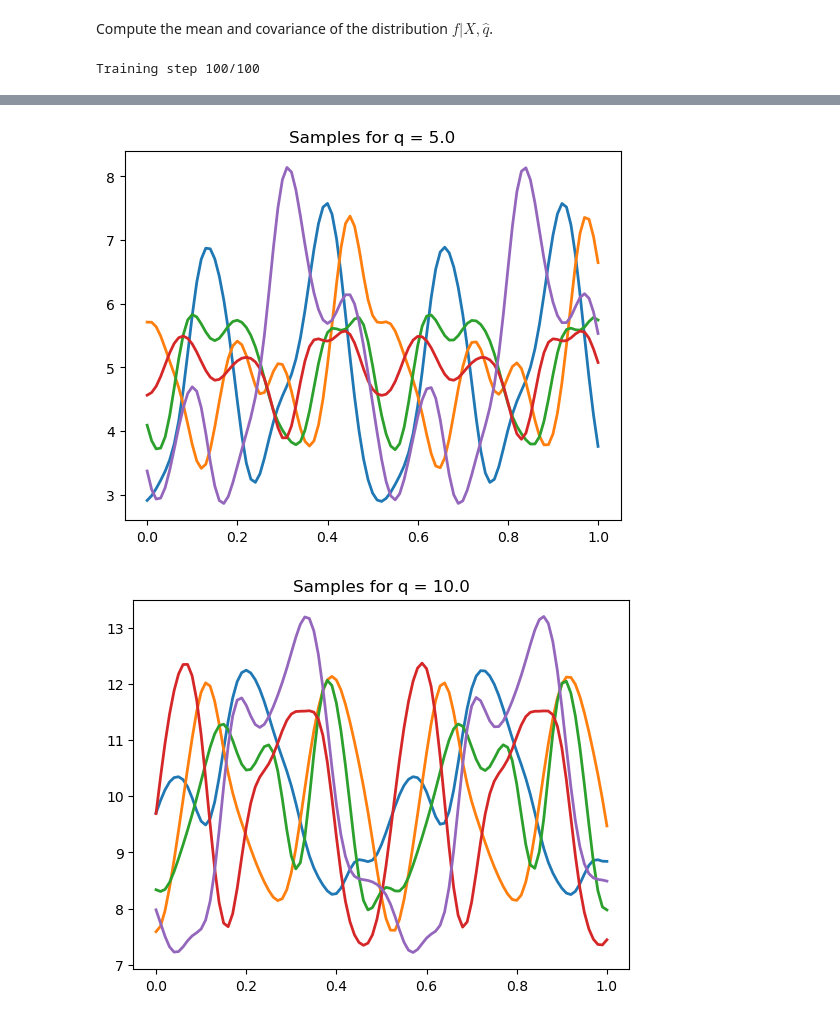
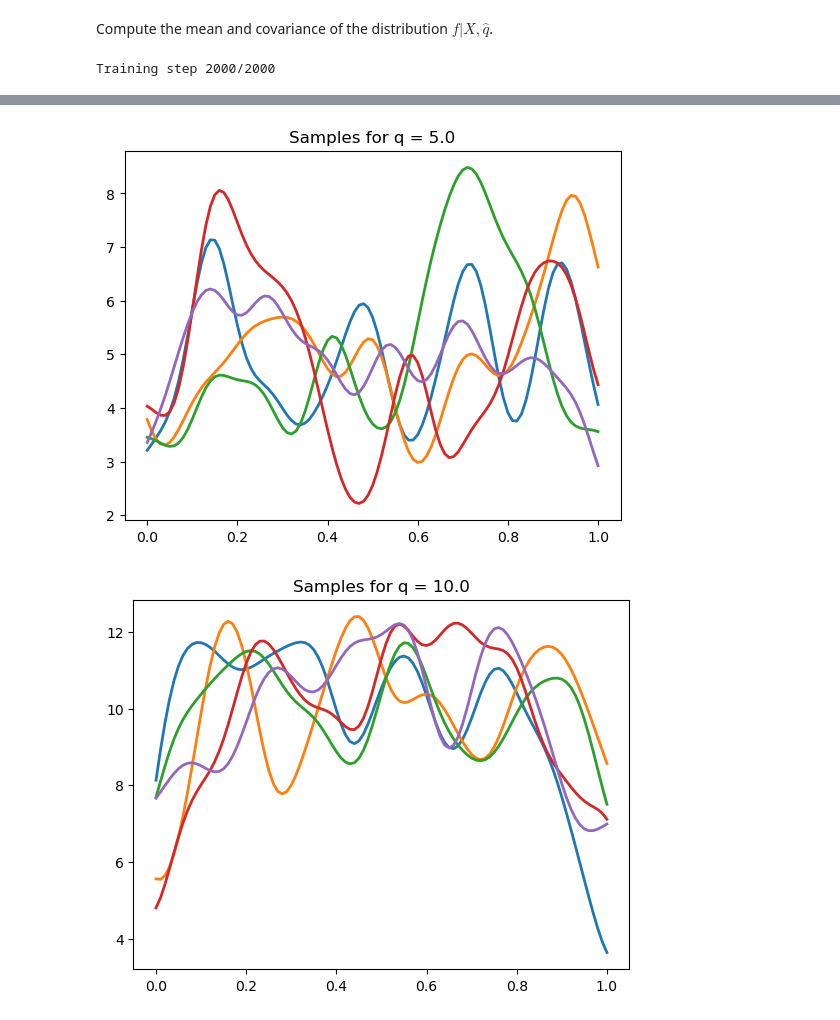
Before and after one commit to joshniemela/ProbabilisticML, a Jupyter notebook: exam/src/gp.ipynb, the cells around one changed output, grey strips where cells are left out. Cells and saved outputs as stored; diff of their text form; code cells hidden in the pictures.

```diff
--- a/exam/src/gp.ipynb
+++ b/exam/src/gp.ipynb
@@ -280,20 +283,21 @@ noise              21.0   1.44
 # %%
-# plot 10 predictions over the x axis
-mean_preds, cov_preds = torch.vmap(
-    lambda var, length, period, noise: predict(
-        X_train, y_train, x_axis, var, length, period, noise
+idxs = torch.randint(num_samples*num_chains, size=(10,))
+for i in range(10):
+    j = idxs[i]
+
+    mean_pred, cov_pred = predict(
+        X_train, y_train, x_axis,
+        var=post_samples["var"][j],
+        length=post_samples["length"][j],
+        period=post_samples["period"][j],
+        noise=post_samples["noise"][j],
     )
-)(*posterior_params)
-
-idx = torch.randint(num_samples*num_chains, size=(10,))
-for i in range(10):
-    j = idx[i]
     fig, ax = plt.subplots()
     plot_predictions(
         ax=ax,
         X_train=X_train, y_train=y_train,
         X_test=X_test, y_test=y_test,
-        X=x_axis, mean=mean_preds[j], cov=cov_preds[j],
+        X=x_axis, mean=mean_pred, cov=cov_pred,
     )
     ax.legend()
 # %% [output]
@@ -345,0 +330,8 @@ Log-likelihood of test samples: -53758.65842288956
+# %%
+print("NUTS log-likelihoods mean = {1} and variance = {0}".format(*torch.var_mean(log_likelihoods)))
+fig, ax = plt.subplots()
+ax.hist(log_likelihoods, bins=50)
+ax.set_yscale('log')
+ax.set_ylabel('# of occurences (log scale)')
+ax.set_xlabel('Log-likelihood')
+plt.show()
@@ -349,7 +344,7 @@ Log-likelihood of test samples: -53758.65842288956
 Compute the mean and covariance of the distribution
 $f|X,\hat{q}$.
 # %%
-def cond_prob_dist(X, q, kernel_params):
+def cond_prob_dist(X, q, **kernel_params):
     l = len(X)
     # Weight vector
     w = torch.tensor(
@@ -358,7 +353,7 @@ def cond_prob_dist(X, q, kernel_params):
     # Stack `w` on top of identity matrix
     Q = torch.vstack((w, torch.eye(l)))
     # Kernel matrix
-    K = kernel(X, X, *kernel_params)
+    K = kernel(X, X, **kernel_params)
 
     # Covariance of (q, f)|f
     S = Q @ K @ Q.T
@@ -376,16 +371,16 @@ def cond_prob_dist(X, q, kernel_params):
 # We train a fresh model
 model = Model()
 learned_params, _ = train_vi(model, X_train, y_train, num_steps)
-kernel_params, noise = learned_params[:-1], learned_params[-1]
+kernel_params, noise = {p: learned_params[p] for p in params if p != 'noise'}, learned_params['noise']
 # %% [output]
-Training step 100/100
+Training step 2000/2000
 # %%
 l = 101
 X = torch.linspace(0.0, 1.0, l)
 qs = torch.tensor([0.0,5,10])
 # for each value of `q`, plot five samples.
 for q in qs:
-    mean, cov = cond_prob_dist(X, q, kernel_params)
+    mean, cov = cond_prob_dist(X, q, **kernel_params)
     y = scipy.stats.multivariate_normal(
         mean.detach().numpy().flatten(),
         cov.detach().numpy(),
@@ -399,2 +394,2 @@ for q in qs:
-[figure, old version]
+[figure, new version]
-[figure, old version]
+[figure, new version]
```
Also changed, not shown: parts of 15 cells of this notebook.
